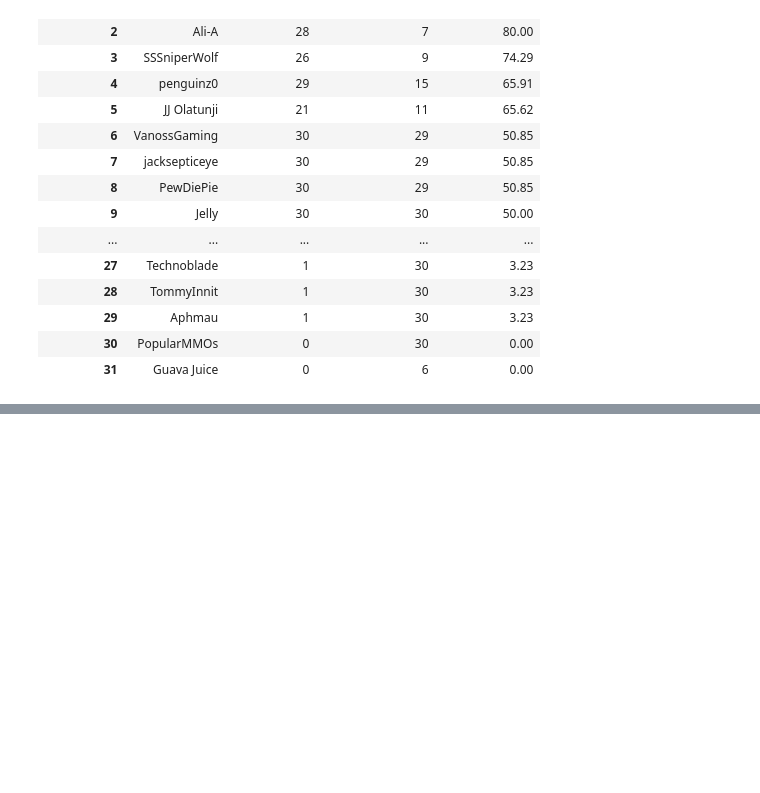
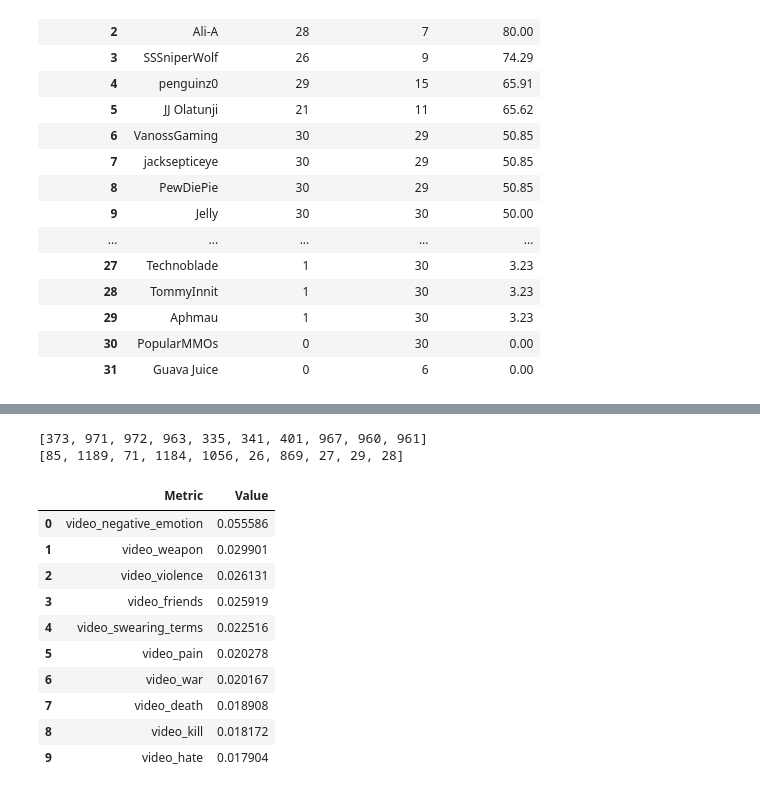
Before and after one commit to IMT-547-Team-1/YouTube-Toxic-Comments, a Jupyter notebook: Analysis/02-Analysis.ipynb, the cells around one changed output, grey strips where cells are left out. Saved outputs shown, nothing was run; the diff lists cells and outputs as text; code cells hidden in the pictures; blank space fills up the shorter version.

```diff
--- a/Analysis/02-Analysis.ipynb
+++ b/Analysis/02-Analysis.ipynb
@@ -366,0 +369,6 @@ count_vid_by_channel_genre
+# %%
+import numpy as np
+import matplotlib.pyplot as plt
+import seaborn as sns
+
+video_labeled_data = pd.read_csv("video-labeled.csv")
@@ -366,0 +402,6 @@ count_vid_by_channel_genre
+# %%
+print(lowest_toxicity_indices)
+print(highest_toxicity_indices)
+# %% [output]
+[373, 971, 972, 963, 335, 341, 401, 967, 960, 961]
+[85, 1189, 71, 1184, 1056, 26, 869, 27, 29, 28]
@@ -366,0 +416,19 @@ count_vid_by_channel_genre
+# %%
+## select top 10 keywords in the most toxic videos
+
+highest_toxicity_dataset = sorted_video_data.loc[highest_toxicity_indices]
+highest_toxicity = extract_keywords_for_dataset(highest_toxicity_dataset, num_keywords=10)
+highest_toxicity_df = pd.DataFrame(list(highest_toxicity.items()), columns=['Metric', 'Value'])
+highest_toxicity_df
+# %% [output]
+|  | Metric | Value |
+| 0 | video_negative_emotion | 0.055586 |
+| 1 | video_weapon | 0.029901 |
+| 2 | video_violence | 0.026131 |
+| 3 | video_friends | 0.025919 |
+| 4 | video_swearing_terms | 0.022516 |
+| 5 | video_pain | 0.020278 |
+| 6 | video_war | 0.020167 |
+| 7 | video_death | 0.018908 |
+| 8 | video_kill | 0.018172 |
+| 9 | video_hate | 0.017904 |
```
Also changed, not shown: parts of 8 cells of this notebook.
